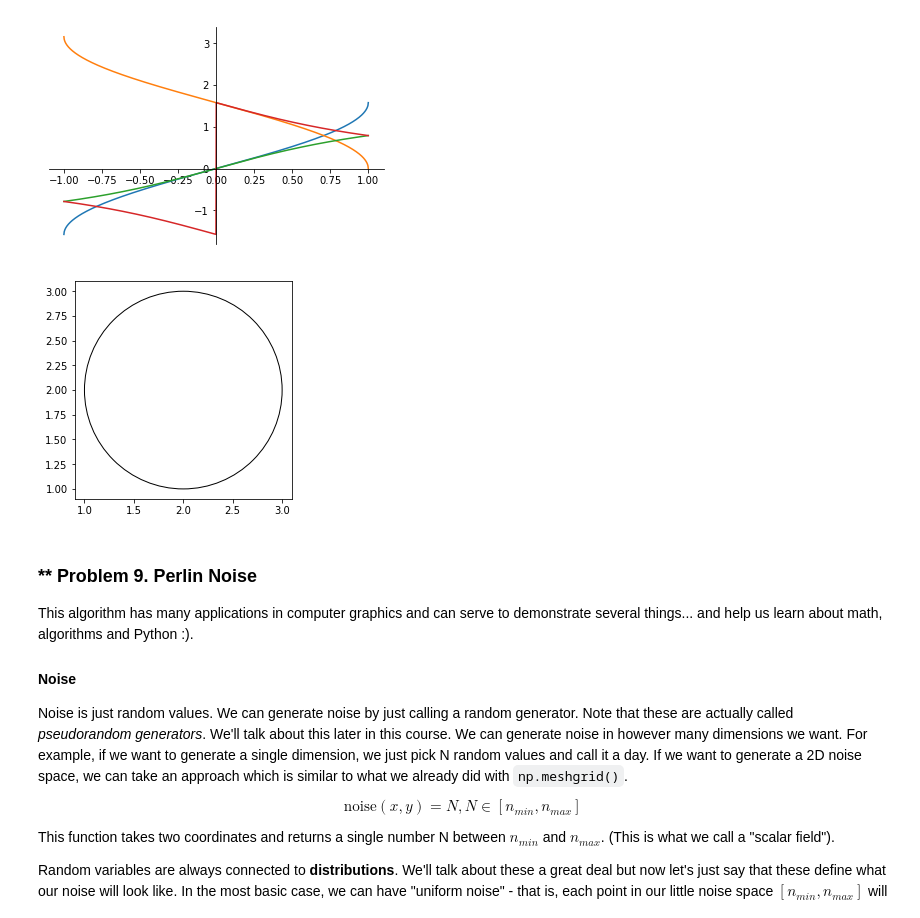
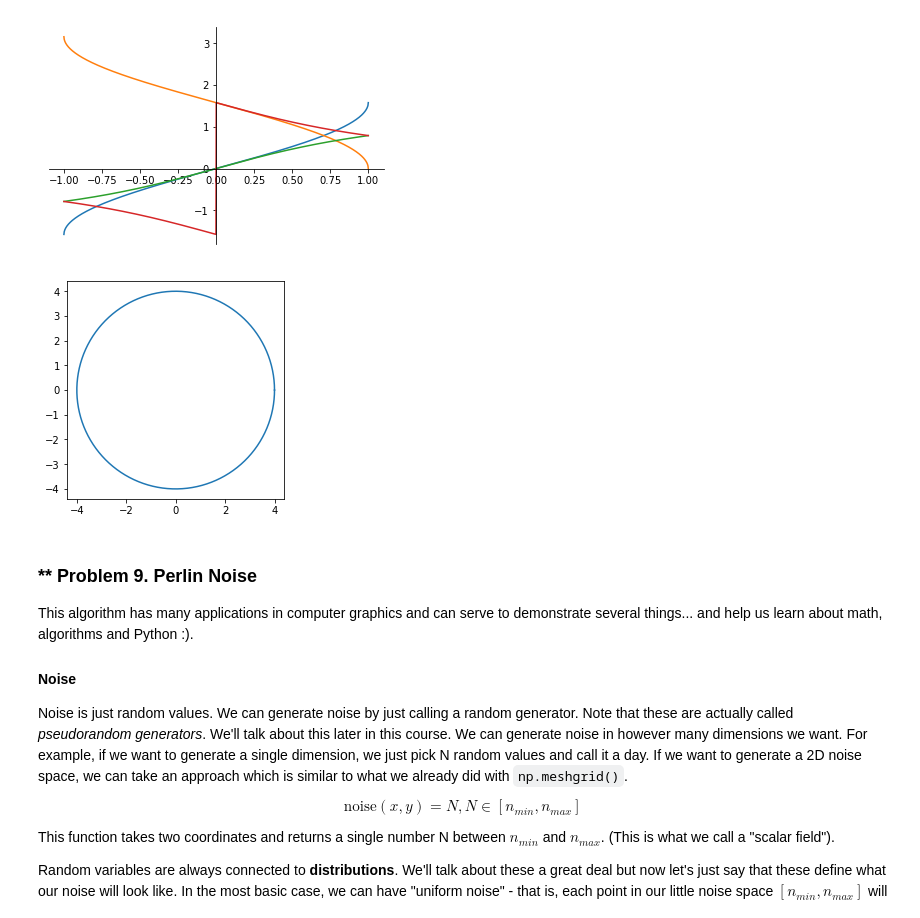
Before and after one commit to KostadinovK/Math-Concepts-For-Developers, a Jupyter notebook: 02-High-School-Maths-Exercises/High-School Maths Exercise.ipynb, the cells around one changed output. Saved outputs shown, nothing was run; the diff lists cells and outputs as text; code cells hidden in the pictures.

Commit message:
Solved the circle plotting in Lection02 better way

```diff
--- a/02-High-School-Maths-Exercises/High-School Maths Exercise.ipynb
+++ b/02-High-School-Maths-Exercises/High-School Maths Exercise.ipynb
@@ -606,16 +607,16 @@ def plot_circle(x_c, y_c, r):
     This corresponds to plotting the equation x^2 + y^2 = r^2
     """
     # Write your code here
-    circle= plt.Circle((x_c,x_c), r)
-    circle.set_fill(False)
-    ax=plt.gca()
-    ax.add_patch(circle)
-    plt.axis('scaled')
+    phi = np.linspace(0, 2 * np.pi,1000)
+    x = r * np.cos(phi)
+    y = r * np.sin(phi)
+    plt.gca().set_aspect("equal")
+    plt.plot(x,y)
     plt.show()
-# %%
-plot_circle(2,2,1)
-# %% [output]
-[figure, removed]
+# %%
+plot_circle(3,6,4)
+# %% [output]
+[figure, added]
 # %% [markdown]
 ### ** Problem 9. Perlin Noise
 This algorithm has many applications in computer graphics and can serve to demonstrate several things... and help us learn about math, algorithms and Python :).
```
Also changed, not shown: parts of 4 cells of this notebook.
